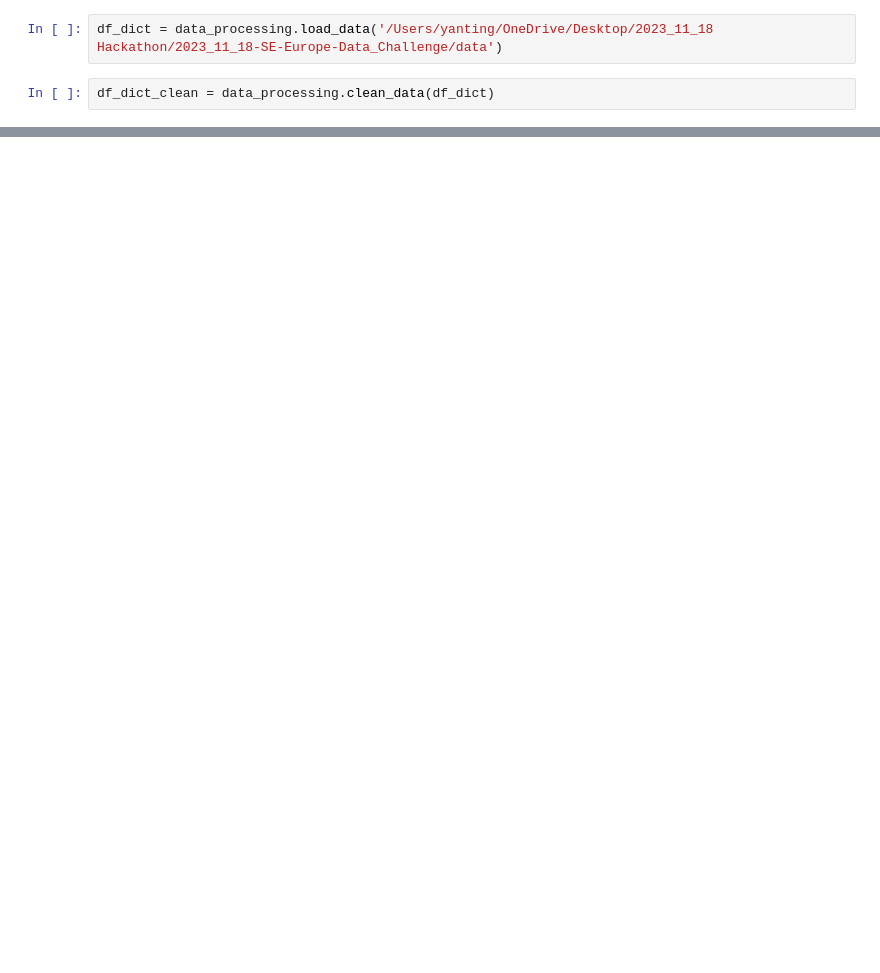
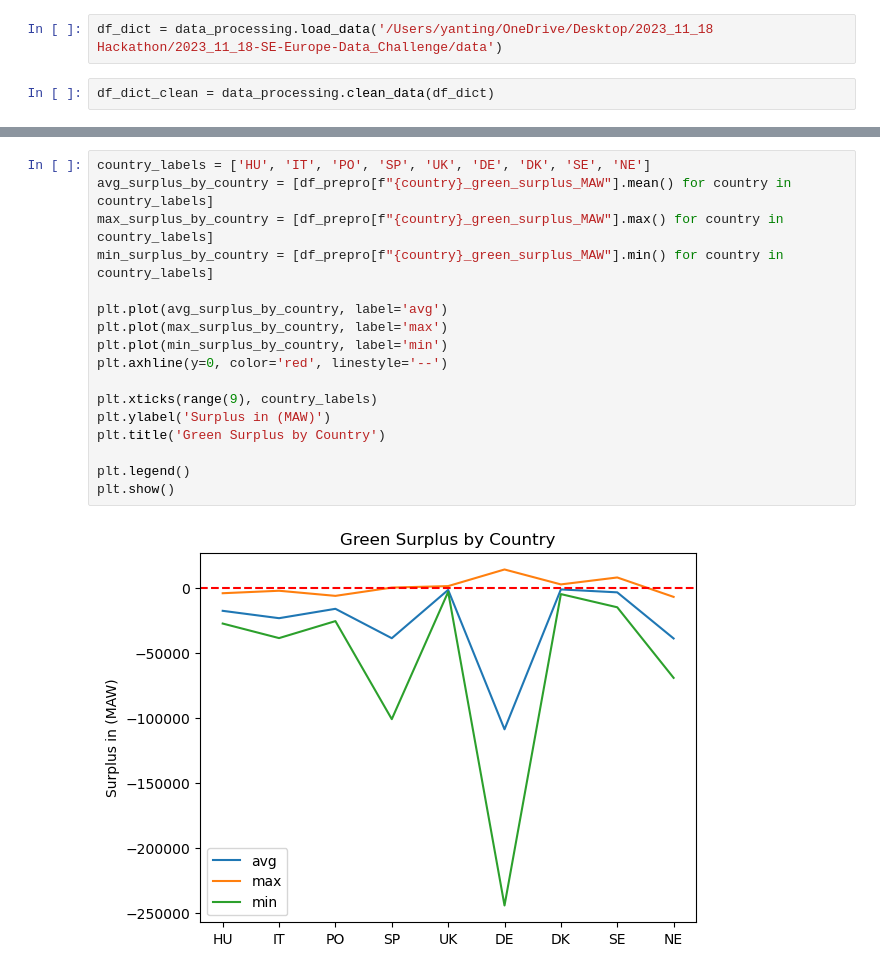
Before and after one commit to hikotei/2023_11_18-SE-Europe-Data_Challenge, a Jupyter notebook: 2023_11_19.ipynb, the cells around one changed output, grey strips where cells are left out. Saved outputs shown, nothing was run; the diff lists cells and outputs as text; blank space fills up the shorter version.

Commit message:
green surplus calc

```diff
--- a/2023_11_19.ipynb
+++ b/2023_11_19.ipynb
@@ -94,0 +112,19 @@ Index(['Load', 'DE_MAW_B09', 'DE_MAW_B20', 'Load', 'NE_MAW_B20', 'NE_MAW_B18',
+# %%
+country_labels = ['HU', 'IT', 'PO', 'SP', 'UK', 'DE', 'DK', 'SE', 'NE']
+avg_surplus_by_country = [df_prepro[f"{country}_green_surplus_MAW"].mean() for country in country_labels]
+max_surplus_by_country = [df_prepro[f"{country}_green_surplus_MAW"].max() for country in country_labels]
+min_surplus_by_country = [df_prepro[f"{country}_green_surplus_MAW"].min() for country in country_labels]
+
+plt.plot(avg_surplus_by_country, label='avg')
+plt.plot(max_surplus_by_country, label='max')
+plt.plot(min_surplus_by_country, label='min')
+plt.axhline(y=0, color='red', linestyle='--')
+
+plt.xticks(range(9), country_labels)
+plt.ylabel('Surplus in (MAW)')
+plt.title('Green Surplus by Country')
+
+plt.legend()
+plt.show()
+# %% [output]
+[figure, added]
```
Also changed, not shown: parts of 8 cells of this notebook, 2 other files.
